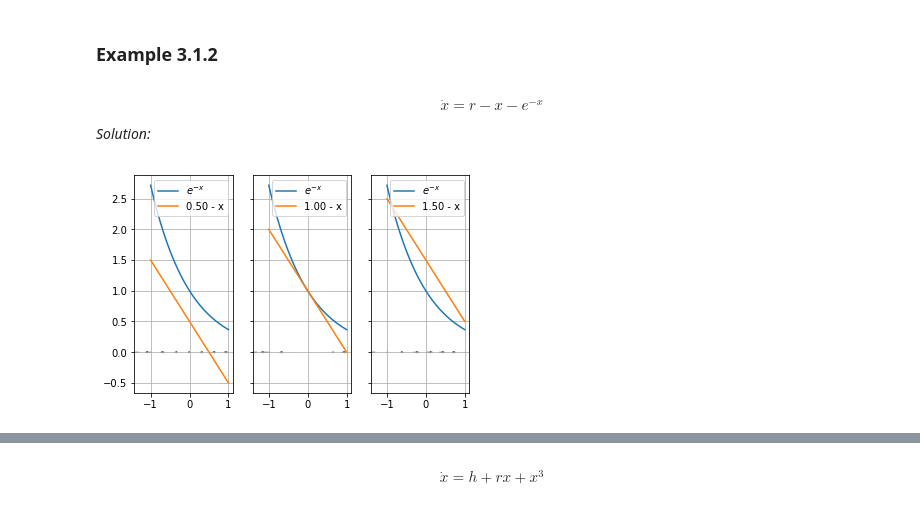
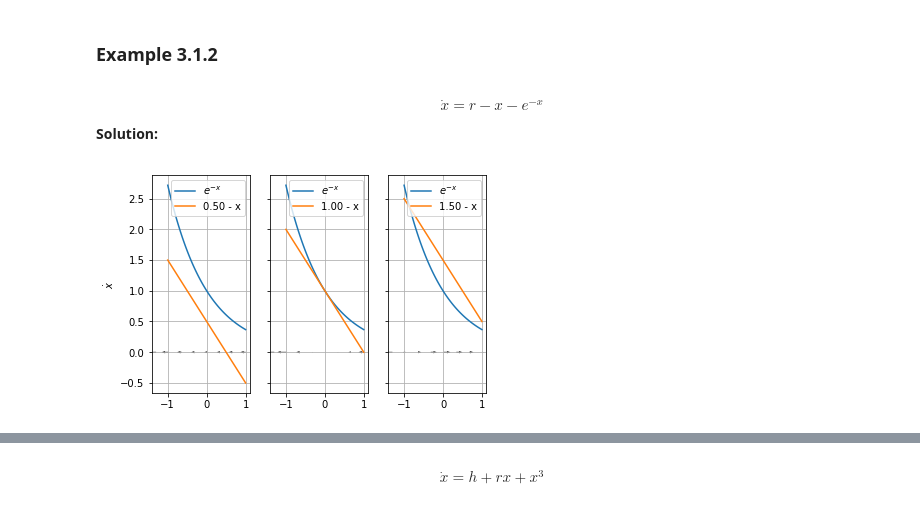
Before and after one commit to shumez/NLDC, a Jupyter notebook: c03/note.ipynb, the cells around one changed output, grey strips where cells are left out. Cells and saved outputs as stored; diff of their text form; code cells hidden in the pictures.

```diff
--- a/c03/note.ipynb
+++ b/c03/note.ipynb
@@ -159,34 +167,36 @@ linear stability analysis of fixed point: $\dot{x} = f(x) = r - x^2$
 # %% [markdown]
 $$\dot{x} = r - x - e^{-x}$$
 
-*Solution:*
+**Solution:**
 # %%
 def f(x, r):
     y = r - x - np.exp(-x)
     return y
 
 def f_1(x):
     y = np.exp(-x)
     return y
 
 def f_2(x, r):
     y = r - x
     return y
 
 r = np.linspace(0.5, 1.5, 3)
 x = np.linspace(-1, 1, 100)
 x_flow = np.linspace(-1.3, 1, 8)
 
 # fig, (ax0, ax1, ax2) = plt.subplots(ncols=3, sharey=True)
 fig, axes = plt.subplots(ncols=3, sharey=True)
 
 for i in range(3):
     axes[i].plot(x, f_1(x), label=r'$e^{-x}$')
     axes[i].plot(x, f_2(x, r[i]), label = (r'%.2f - x' % r[i]))
     axes[i].quiver(x_flow, 0, f(x_flow, r[i]), 0)
     axes[i].legend(loc='upper right')
     axes[i].grid(True)
 
+axes[0].set(ylabel=r'$\dot{x}$')
+# axes[1].title(r'$\dot{x} = r - x - e^{-x}$')
 plt.show()
 # %% [output]
-[figure, old version]
+[figure, new version]
```
Also changed, not shown: parts of 21 cells of this notebook.
